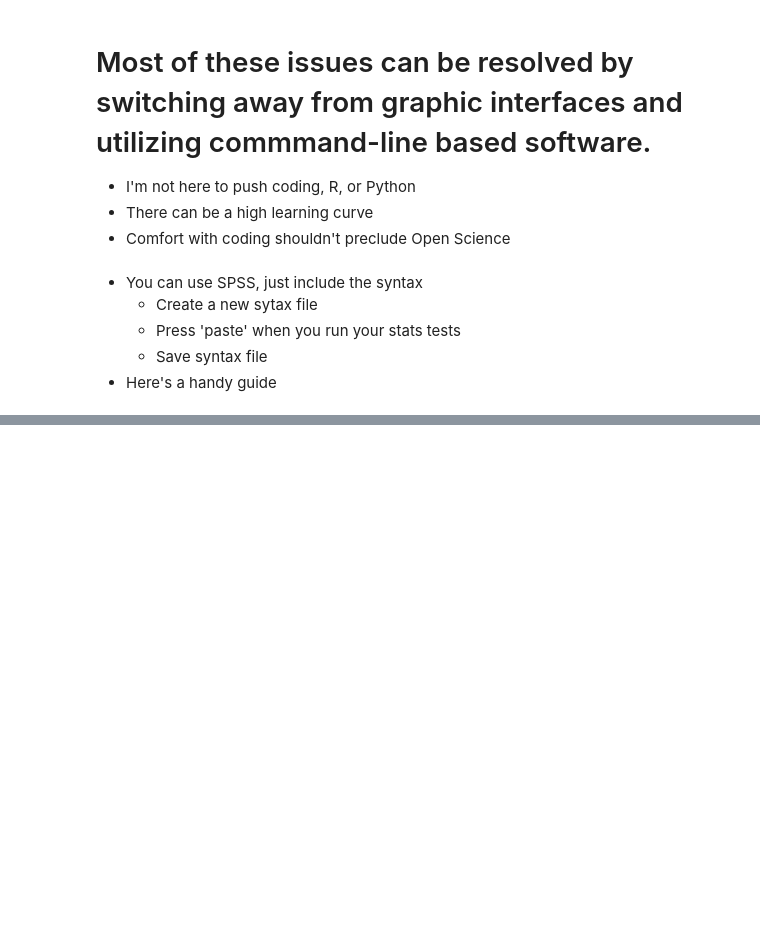
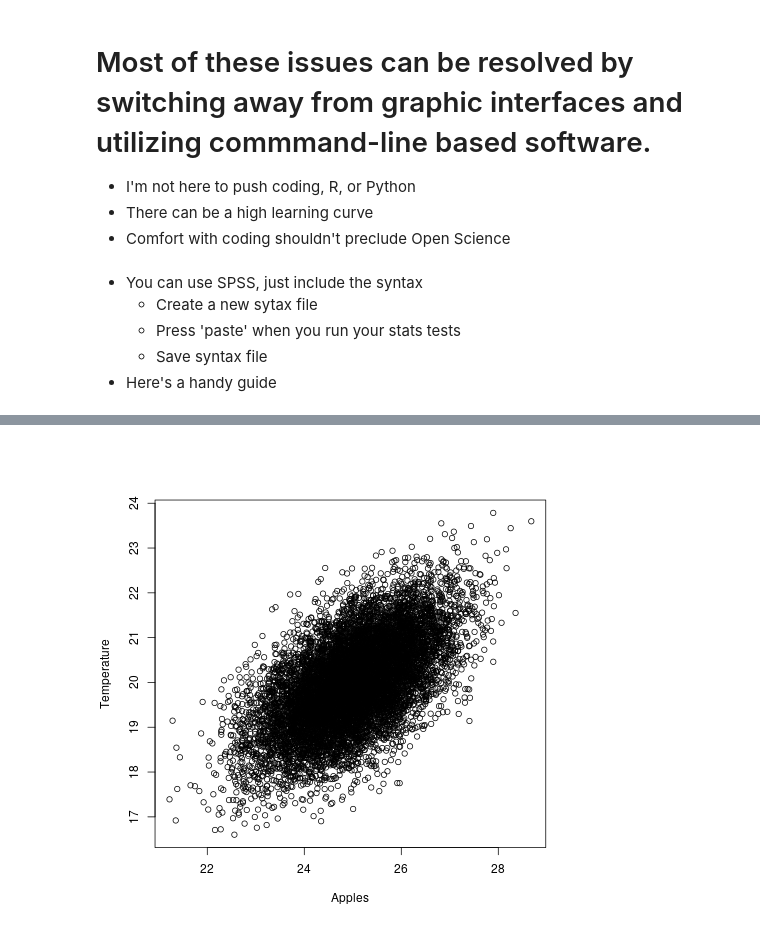
Before and after one commit to drfeinberg/PNB-Open-Science-Summer-Workshop, a Jupyter notebook: 07-Reproducible-Statistics.ipynb, the cells around one changed output, grey strips where cells are left out. Drawn from its saved outputs; the diff is of its cells as text; code cells hidden in the pictures; blank space fills up the shorter version.

```diff
--- a/07-Reproducible-Statistics.ipynb
+++ b/07-Reproducible-Statistics.ipynb
@@ -34,0 +76,7 @@ IFrame(src='https://libguides.library.kent.edu/SPSS/Syntax', width=1000, height=
+# %%
+import pandas as pd
+## Create pandas worksheet
+df = pd.DataFrame()
+df['apples'] = apples
+df['temperature'] = temperature
+df.head(5)
@@ -34,0 +98,10 @@ IFrame(src='https://libguides.library.kent.edu/SPSS/Syntax', width=1000, height=
+# %%
+%%R -i df
+head(df)
+apples <- unlist(df['apples'])
+temperature <-unlist(df['temperature'])
+# %%
+%%R
+plot(apples, temperature, xlab="Apples", ylab="Temperature")
+# %% [output]
+[figure, added]
```
Also changed, not shown: parts of 14 cells of this notebook, 3 other files.
